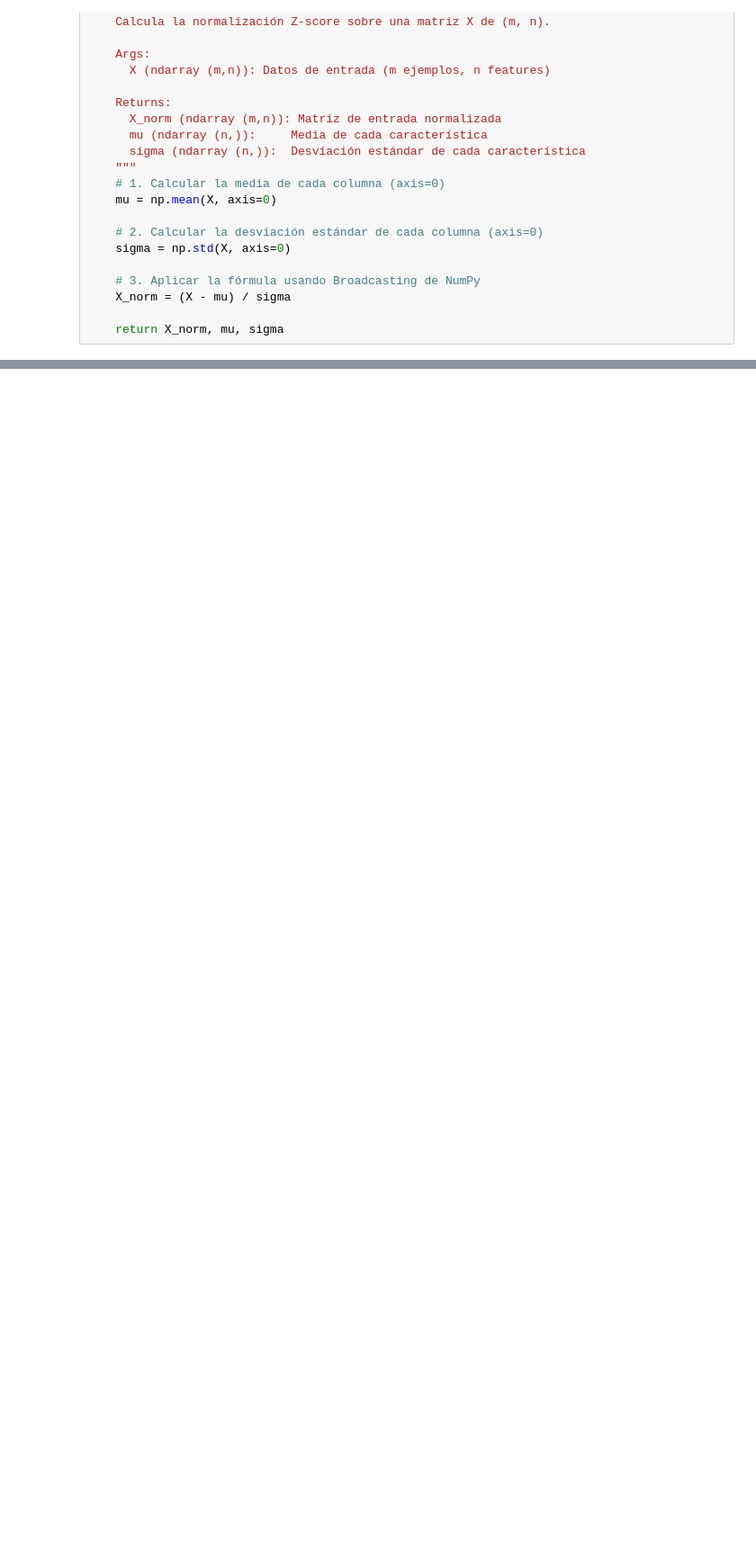
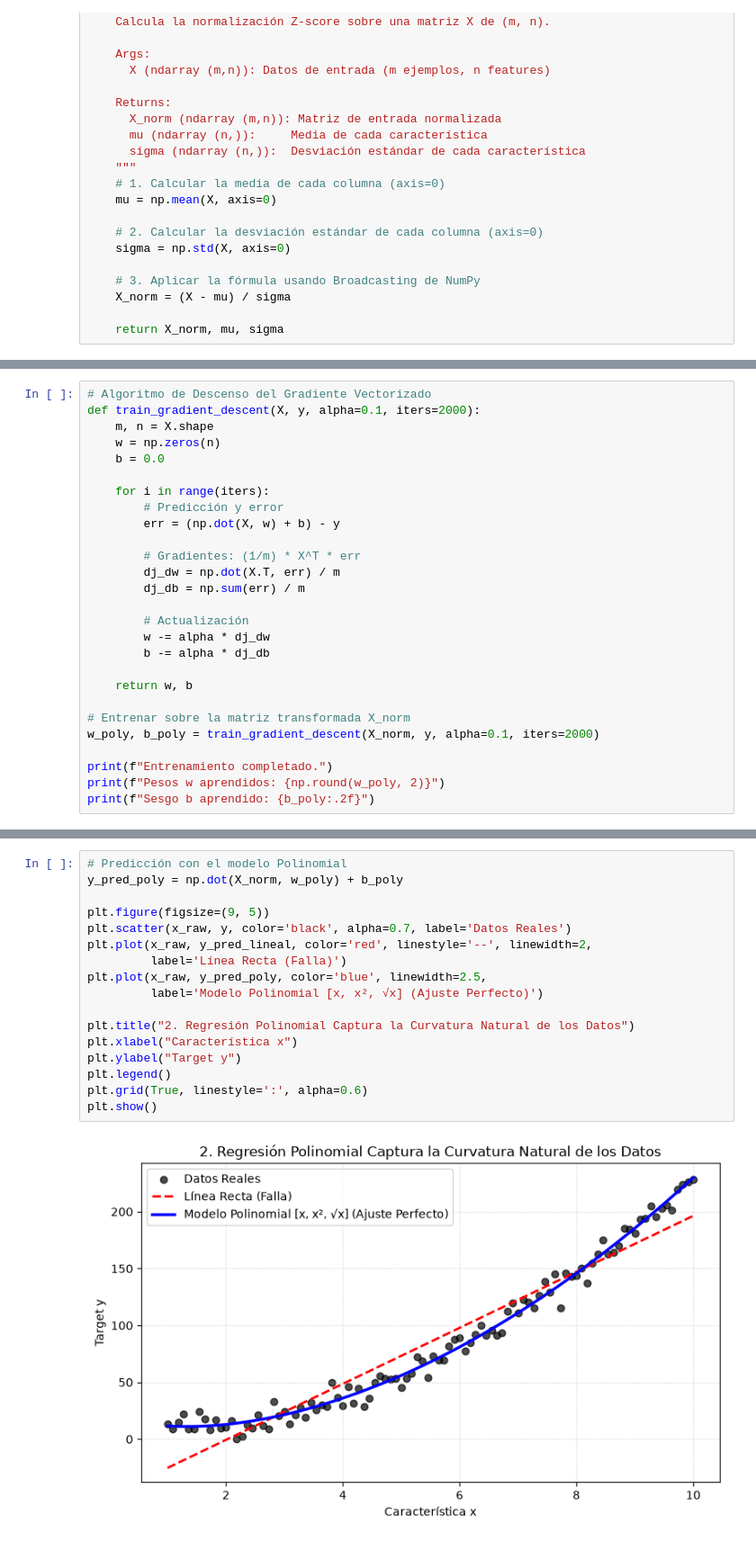
Before and after one commit to IanOlave0/mis_apuntes_isc, a Jupyter notebook: apuntes_ML/05_GD_in_practice.ipynb, the cells around one changed output, grey strips where cells are left out. Shown at 90% size. Saved outputs shown, nothing was run; the diff lists cells and outputs as text; blank space fills up the shorter version.

```diff
--- a/apuntes_ML/05_gradient_descent_pc.ipynb
+++ b/apuntes_ML/05_GD_in_practice.ipynb
@@ -163,0 +289,27 @@ def zscore_normalize_features(X):
+# %%
+# Algoritmo de Descenso del Gradiente Vectorizado
+def train_gradient_descent(X, y, alpha=0.1, iters=2000):
+    m, n = X.shape
+    w = np.zeros(n)
+    b = 0.0
+
+    for i in range(iters):
+        # Predicción y error
+        err = (np.dot(X, w) + b) - y
+
+        # Gradientes: (1/m) * X^T * err
+        dj_dw = np.dot(X.T, err) / m
+        dj_db = np.sum(err) / m
+
+        # Actualización
+        w -= alpha * dj_dw
+        b -= alpha * dj_db
+
+    return w, b
+
+# Entrenar sobre la matriz transformada X_norm
+w_poly, b_poly = train_gradient_descent(X_norm, y, alpha=0.1, iters=2000)
+
+print(f"Entrenamiento completado.")
+print(f"Pesos w aprendidos: {np.round(w_poly, 2)}")
+print(f"Sesgo b aprendido: {b_poly:.2f}")
@@ -163,0 +324,19 @@ def zscore_normalize_features(X):
+# %%
+# Predicción con el modelo Polinomial
+y_pred_poly = np.dot(X_norm, w_poly) + b_poly
+
+plt.figure(figsize=(9, 5))
+plt.scatter(x_raw, y, color='black', alpha=0.7, label='Datos Reales')
+plt.plot(x_raw, y_pred_lineal, color='red', linestyle='--', linewidth=2,
+         label='Línea Recta (Falla)')
+plt.plot(x_raw, y_pred_poly, color='blue', linewidth=2.5,
+         label='Modelo Polinomial [x, x², √x] (Ajuste Perfecto)')
+
+plt.title("2. Regresión Polinomial Captura la Curvatura Natural de los Datos")
+plt.xlabel("Característica x")
+plt.ylabel("Target y")
+plt.legend()
+plt.grid(True, linestyle=':', alpha=0.6)
+plt.show()
+# %% [output]
+[figure, added]
```
Also changed, not shown: parts of 17 cells of this notebook.
